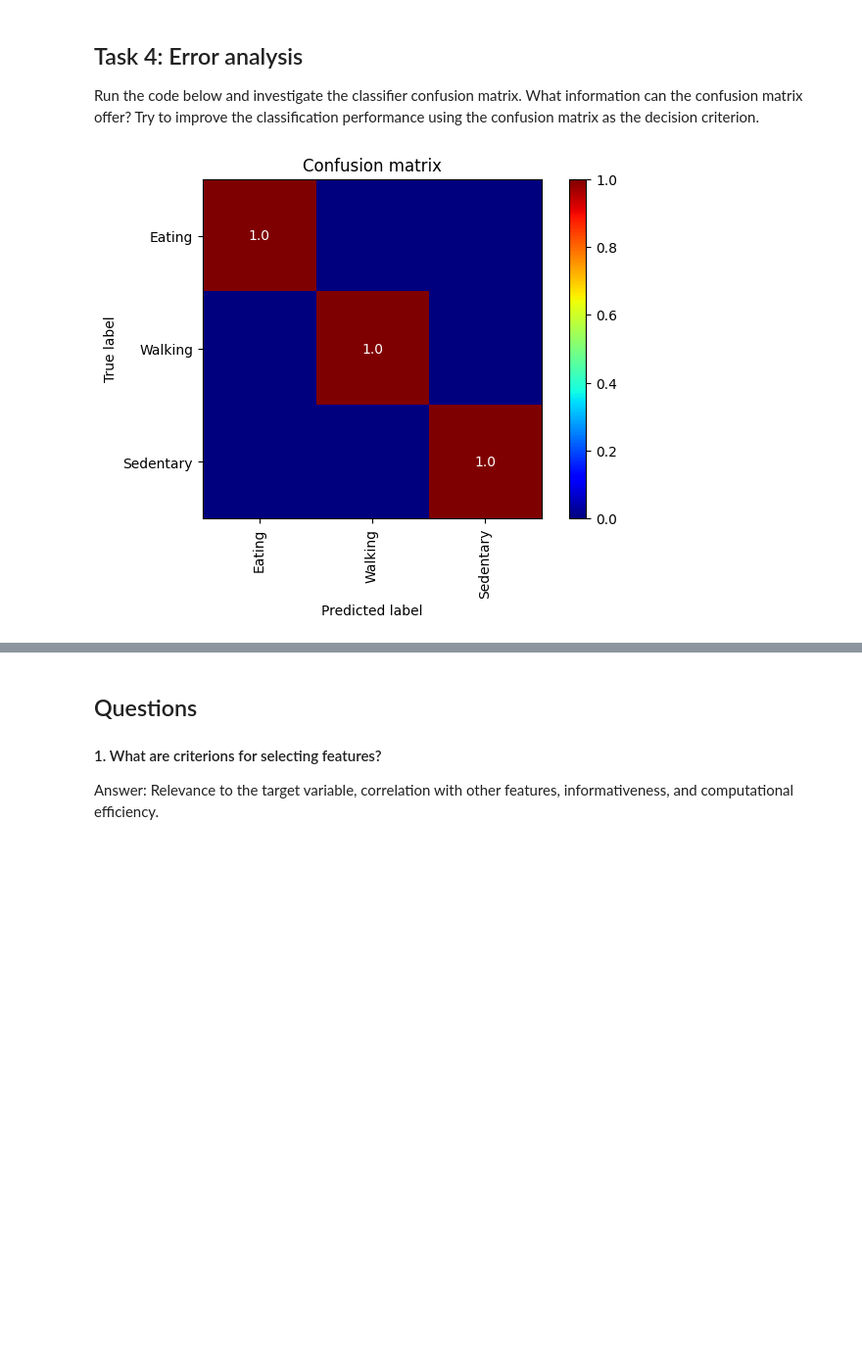
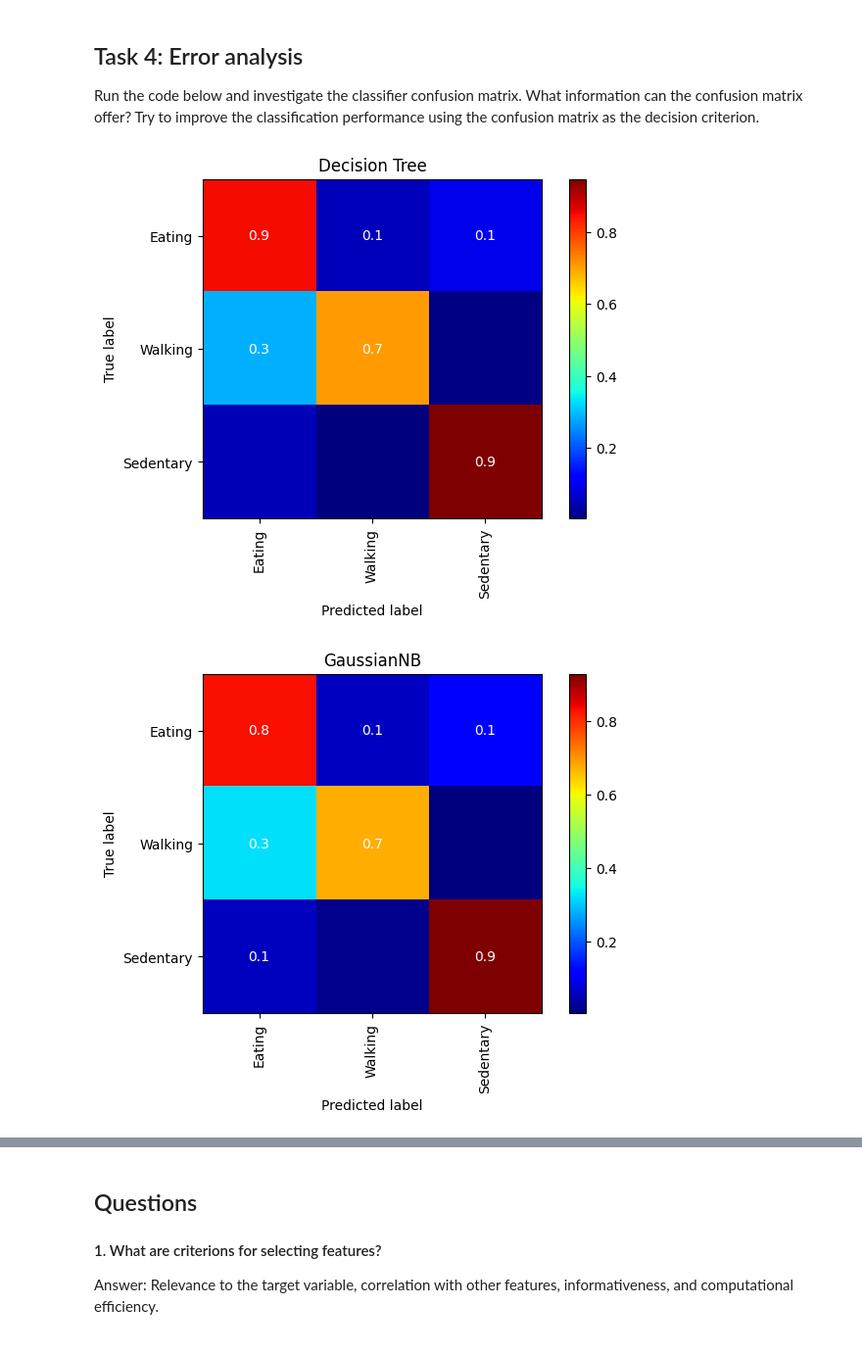
Before and after one commit to sanskarbiswal/wic-ex01, a Jupyter notebook: E1_2_classification_scikit_learn.ipynb, the cells around one changed output, grey strips where cells are left out. Shown at 98% size. Saved outputs shown, nothing was run; the diff lists cells and outputs as text; code cells hidden in the pictures; blank space fills up the shorter version.

Commit message:
Updated fit and prediction to use LOPO

```diff
--- a/E1_2_classification_scikit_learn.ipynb
+++ b/E1_2_classification_scikit_learn.ipynb
@@ -116,7 +116,7 @@ X_std = sc.fit_transform(X) # standardizing the data
 #An important attribute as part of the PCA is n_components which tells the number of components to keep after applying PCA.
 #If n_components is not set all components are kept
 
-num_components = 3 #'Specify and play around here' # specify the number of components
+num_components = 0.9 #'Specify and play around here' # specify the number of components
 pca = PCA(num_components)
 # or specify e.g. n_components = 0.9 parameter. PCA will select the number of components such
 #that the amount of variance that needs to be explained is greater than the percentage specified by n_components
@@ -164,26 +193,28 @@ y = all_df['label_category']
 participants = all_df['participant']
 # %%
 # First pipeline: Decision tree
-pipe = make_pipeline(SimpleImputer(strategy='mean'), RobustScaler(), DecisionTreeClassifier())
+pipe_dt = make_pipeline(SimpleImputer(strategy='mean'), RobustScaler(), DecisionTreeClassifier())
 cv = LeaveOneGroupOut() # i.e. Leave-One-Participant-Out
-dt_scores = cross_val_score(pipe, X, y, cv=cv, groups=participants)
+dt_scores = cross_val_score(pipe_dt, X, y, cv=cv, groups=participants)
 dt_scores = pd.DataFrame(dt_scores, columns=['Score'])
 dt_scores['Participant'] = participants
 dt_scores['Classifier'] = 'Decision Tree'
 # %%
 # Second pipeline: GaussianNB
-pipe = make_pipeline(SimpleImputer(strategy='mean'), RobustScaler(), GaussianNB())
+pipe_gnb = make_pipeline(SimpleImputer(strategy='mean'), RobustScaler(), GaussianNB())
 cv = LeaveOneGroupOut() #'PLEASE CODE HERE'# i.e. Leave-One-Participant-Out
-gnb_scores = cross_val_score(pipe, X, y, cv=cv, groups=participants) #'PLEASE CODE HERE'# calculate score
+gnb_scores = cross_val_score(pipe_gnb, X, y, cv=cv, groups=participants) #'PLEASE CODE HERE'# calculate score
 gnb_scores = pd.DataFrame(gnb_scores, columns=['Score'])
 gnb_scores['Participant'] = participants
 gnb_scores['Classifier'] = 'GaussianNB'
 # %%
 # Implement a thirs pipeline: e.g. KNearestNeighbour, RandomForest, ADAboost
 # 'PLEASE CODE HERE'
-pipe = make_pipeline(SimpleImputer(strategy='mean'), RobustScaler(), RandomForestClassifier())
+
+
+pipe_rf = make_pipeline(SimpleImputer(strategy='mean'), RobustScaler(), RandomForestClassifier())
 cv = LeaveOneGroupOut() #'PLEASE CODE HERE'# i.e. Leave-One-Participant-Out
-rf_scores = cross_val_score(pipe, X, y, cv=cv, groups=participants) #'PLEASE CODE HERE'# calculate score
+rf_scores = cross_val_score(pipe_rf, X, y, cv=cv, groups=participants) #'PLEASE CODE HERE'# calculate score
 rf_scores = pd.DataFrame(rf_scores, columns=['Score'])
 rf_scores['Participant'] = participants
 rf_scores['Classifier'] = 'RandomForest'
@@ -206,29 +237,35 @@ What information can the confusion matrix offer? Try to improve the classificati
 # %%
 # Confusion matrix plot
 def plot_confusion_matrix(confusion_matrix, class_names, title='Confusion matrix', cmap=plt.cm.jet, annotate_threshold=0.1):
     fig = plt.figure()
     ax = fig.add_subplot(111)
     confusion_matrix = confusion_matrix.astype('float') / confusion_matrix.sum(axis=1)[:, np.newaxis]
     cax = ax.imshow(confusion_matrix, interpolation='nearest', cmap=cmap)
     plt.title(title)
     fig.colorbar(cax)
     tick_marks = np.arange(len(class_names))
     plt.xticks(tick_marks, class_names, rotation=90)
     plt.yticks(tick_marks, class_names)
     plt.tight_layout()
     plt.ylabel('True label')
     plt.xlabel('Predicted label')
     for col in range(confusion_matrix.shape[1]):
         for row in range(confusion_matrix.shape[0]):
             if round(confusion_matrix[row, col], 1) >= annotate_threshold:
                 ax.text(col, row, str(round(confusion_matrix[row, col], 1)), va='center', ha='center', color='white')
     return fig
 
 # Make a prediction from your pipeline
-pipe.fit(X, y)
-dt_pred = pipe.predict(X) #'PLEASE CODE HERE'
+dt_pred1 = cross_val_predict(pipe_dt, X, y, cv=cv, groups=participants)
+dt_pred2 = cross_val_predict(pipe_gnb, X, y, cv=cv, groups=participants)
+dt_pred3 = cross_val_predict(pipe_rf, X, y, cv=cv, groups=participants)
+
+
 
 # Create a confusion matrix plot
-f = plot_confusion_matrix(metrics.confusion_matrix(y, dt_pred), ['Eating', 'Walking', 'Sedentary'])
+f = plot_confusion_matrix(metrics.confusion_matrix(y, dt_pred1), ['Eating', 'Walking', 'Sedentary'], title='Decision Tree')
+f = plot_confusion_matrix(metrics.confusion_matrix(y, dt_pred2), ['Eating', 'Walking', 'Sedentary'], title='GaussianNB')
+f = plot_confusion_matrix(metrics.confusion_matrix(y, dt_pred3), ['Eating', 'Walking', 'Sedentary'], title='RandomForest')
 # %% [output]
-[figure, old version]
+[figure, new version]
+[figure, added]
```
Also changed, not shown: parts of 5 cells of this notebook.
